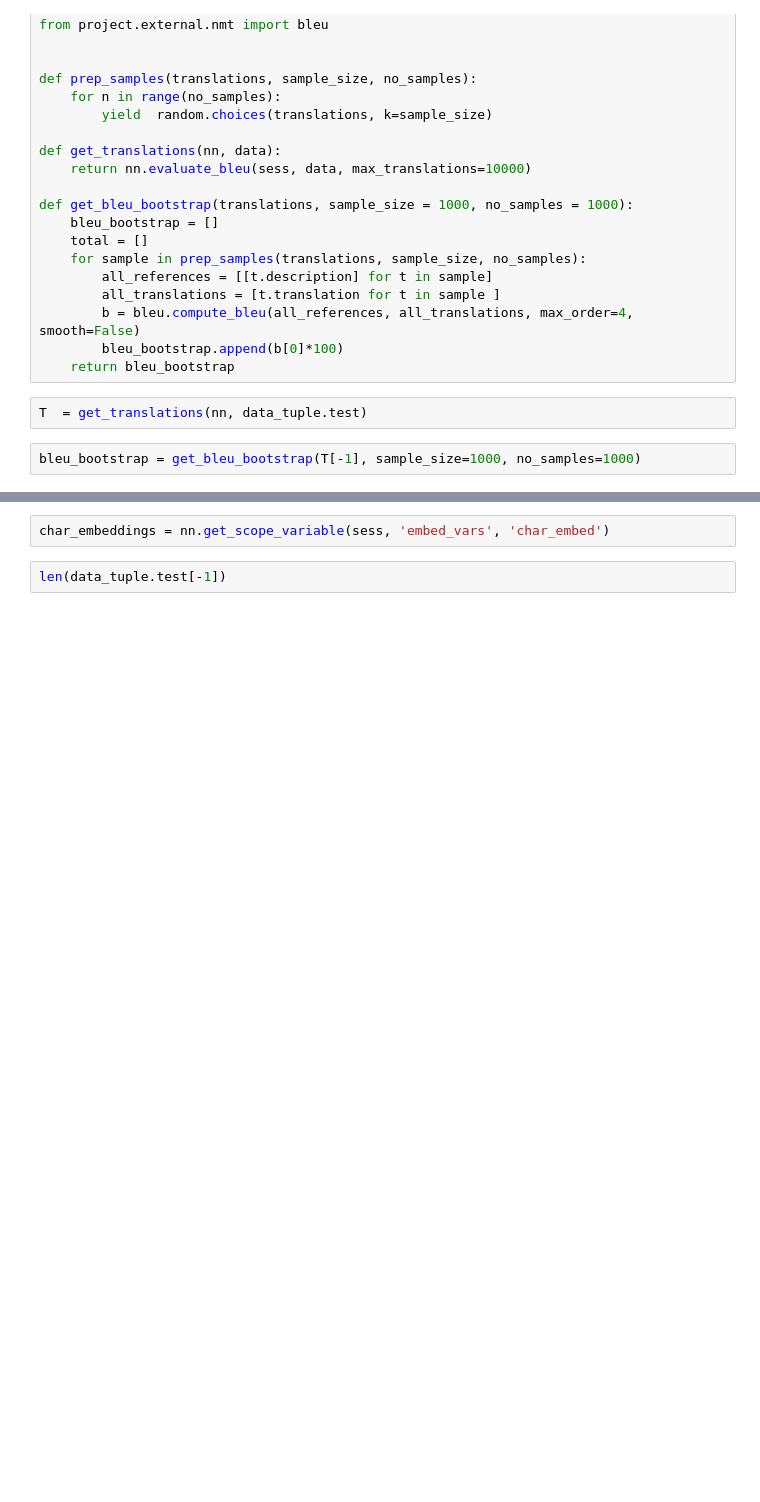
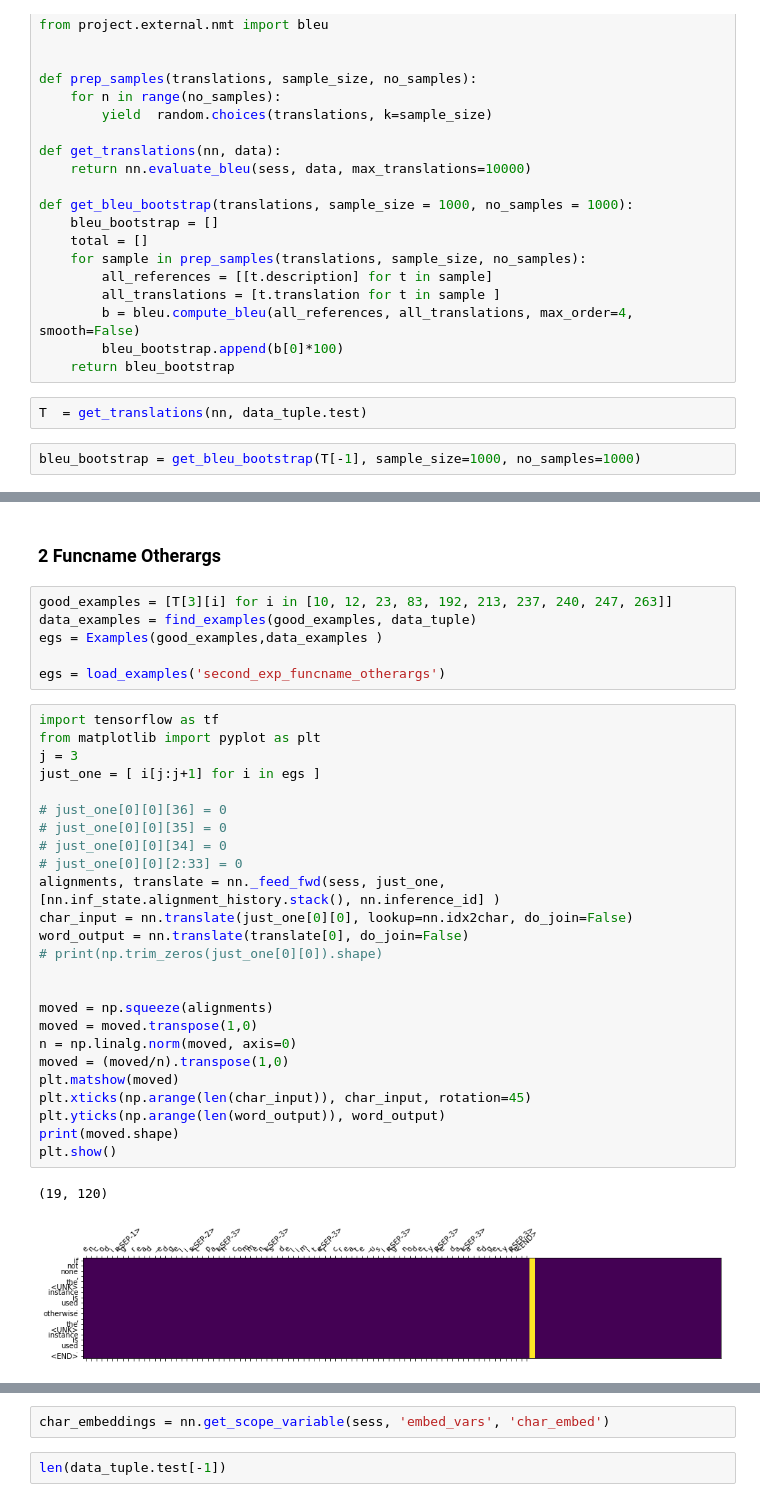
Before and after one commit to cdmatters/automatic_documentation, a Jupyter notebook: InvestigateModel.ipynb, the cells around one changed output, grey strips where cells are left out. Drawn from its saved outputs; the diff is of its cells as text; blank space fills up the shorter version.

```diff
--- a/InvestigateModel.ipynb
+++ b/InvestigateModel.ipynb
@@ -54,0 +88,36 @@ print("{:.5f}, {:.5f}".format(np.mean(sorted(bleu_bootstrap)[25:-25]), np.std(so
+# %% [markdown]
+### 2 Funcname Otherargs
+# %%
+good_examples = [T[3][i] for i in [10, 12, 23, 83, 192, 213, 237, 240, 247, 263]]
+data_examples = find_examples(good_examples, data_tuple)
+egs = Examples(good_examples,data_examples )
+
+egs = load_examples('second_exp_funcname_otherargs')
+# %%
+import tensorflow as tf
+from matplotlib import pyplot as plt
+j = 3
+just_one = [ i[j:j+1] for i in egs ]
+
+# just_one[0][0][36] = 0
+# just_one[0][0][35] = 0
+# just_one[0][0][34] = 0
+# just_one[0][0][2:33] = 0
+alignments, translate = nn._feed_fwd(sess, just_one, [nn.inf_state.alignment_history.stack(), nn.inference_id] )
+char_input = nn.translate(just_one[0][0], lookup=nn.idx2char, do_join=False)
+word_output = nn.translate(translate[0], do_join=False)
+# print(np.trim_zeros(just_one[0][0]).shape)
+
+
+moved = np.squeeze(alignments)
+moved = moved.transpose(1,0)
+n = np.linalg.norm(moved, axis=0)
+moved = (moved/n).transpose(1,0)
+plt.matshow(moved)
+plt.xticks(np.arange(len(char_input)), char_input, rotation=45)
+plt.yticks(np.arange(len(word_output)), word_output)
+print(moved.shape)
+plt.show()
+# %% [output]
+(19, 120)
+[figure, added]
```
Also changed, not shown: parts of 8 cells of this notebook, 4 other files.
